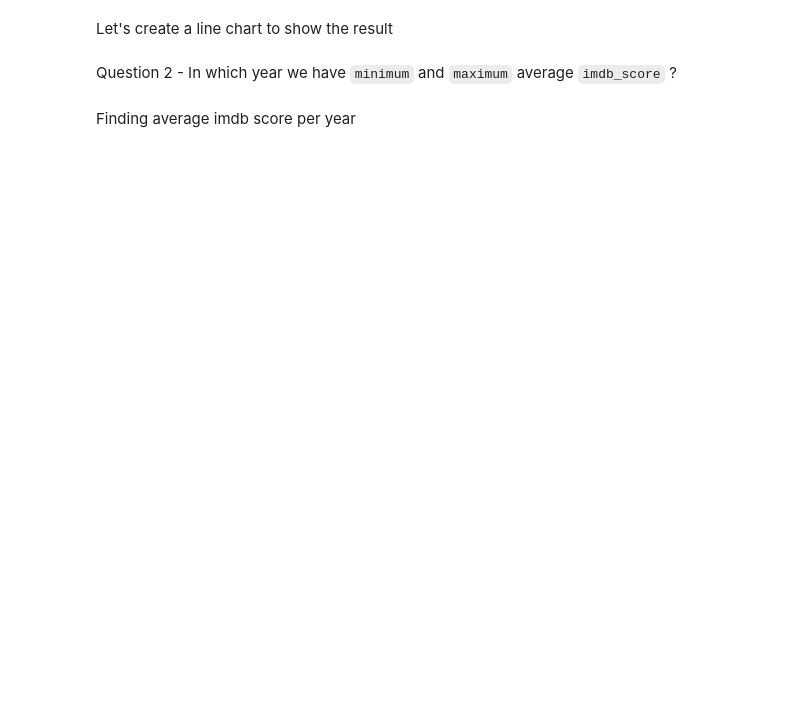
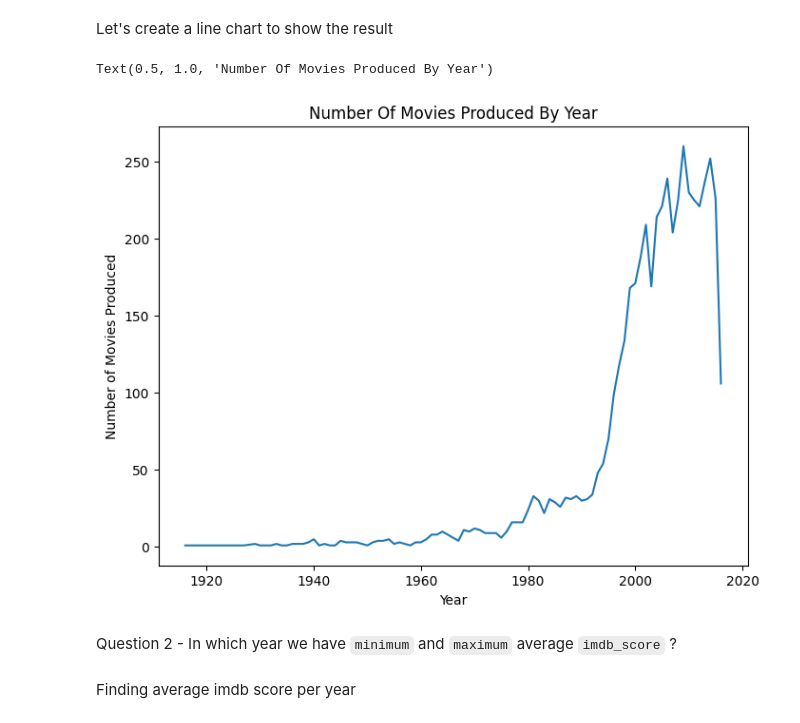
Before and after one commit to seanwhs/learn-python, a Jupyter notebook: data-analysis-using-pandas/The Notebook.ipynb, the cells around one changed output. Drawn from its saved outputs; the diff is of its cells as text; code cells hidden in the pictures; blank space fills up the shorter version.

```diff
--- a/data-analysis-using-pandas/The Notebook.ipynb
+++ b/data-analysis-using-pandas/The Notebook.ipynb
@@ -165,3 +216,16 @@ Exercise: Use a histogram to visualize the distribution of movie IMdb score in t
 Question 1 - In which year we have the `highest` and `lowest` number of movies?
 # %% [markdown]
 Now finding out number of movies per year
+# %%
+movies_per_year = data.groupby('title_year').size()
+
+max_movies = movies_per_year.max()
+year_max_movies = movies_per_year.idxmax()
+
+min_movies = movies_per_year.min()
+year_min_movies = movies_per_year.idxmin()
+
+print(f'Movies per year:: {movies_per_year}')
+print('-------------------------------------')
+print(f'Max Movies:: {max_movies} in Year:: {year_max_movies}')
+print(f'Min Movies:: {min_movies} in Year:: {year_min_movies}')
@@ -168,5 +249,13 @@ Now finding out number of movies per year
 # %% [markdown]
 Let's create a line chart to show the result
+# %%
+var = movies_per_year.plot(figsize=(8,6))
+var.set_xlabel('Year')
+var.set_ylabel('Number of Movies Produced')
+var.set_title('Number Of Movies Produced By Year')
+# %% [output]
+Text(0.5, 1.0, 'Number Of Movies Produced By Year')
+[figure, added]
 # %% [markdown]
 Question 2 - In which year we have `minimum` and `maximum` average `imdb_score` ?
 # %% [markdown]
```
Also changed, not shown: parts of 17 cells of this notebook, 2 other files.
